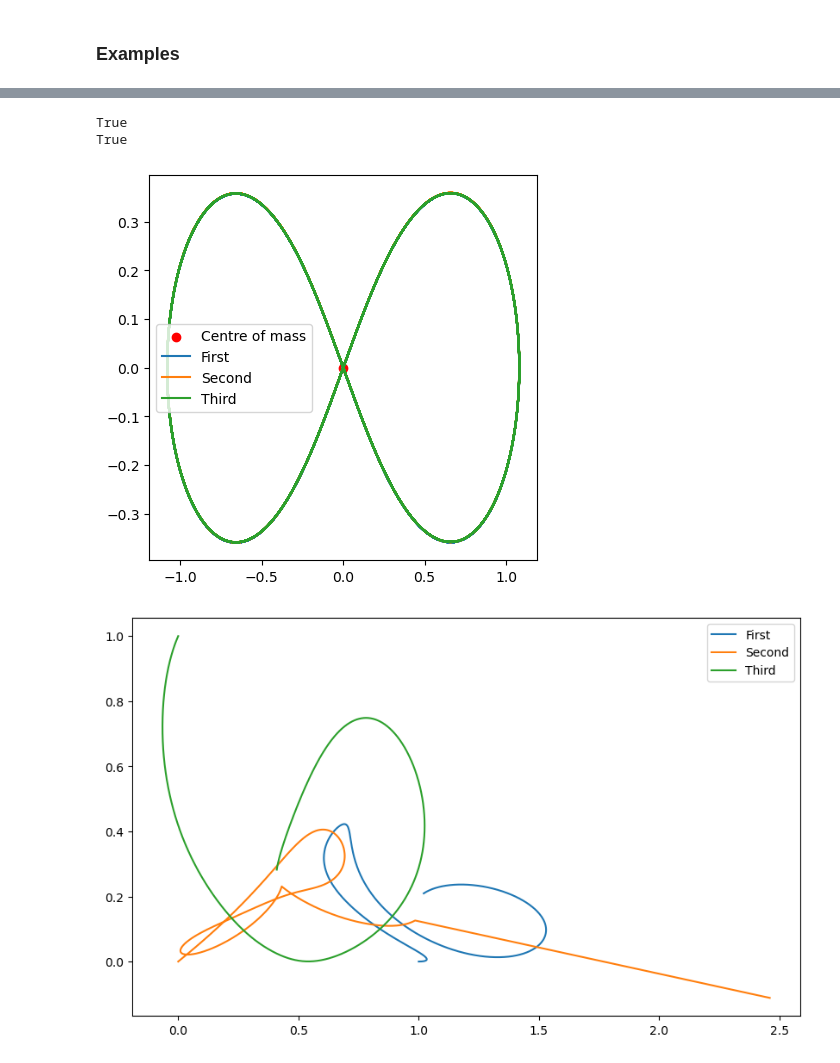
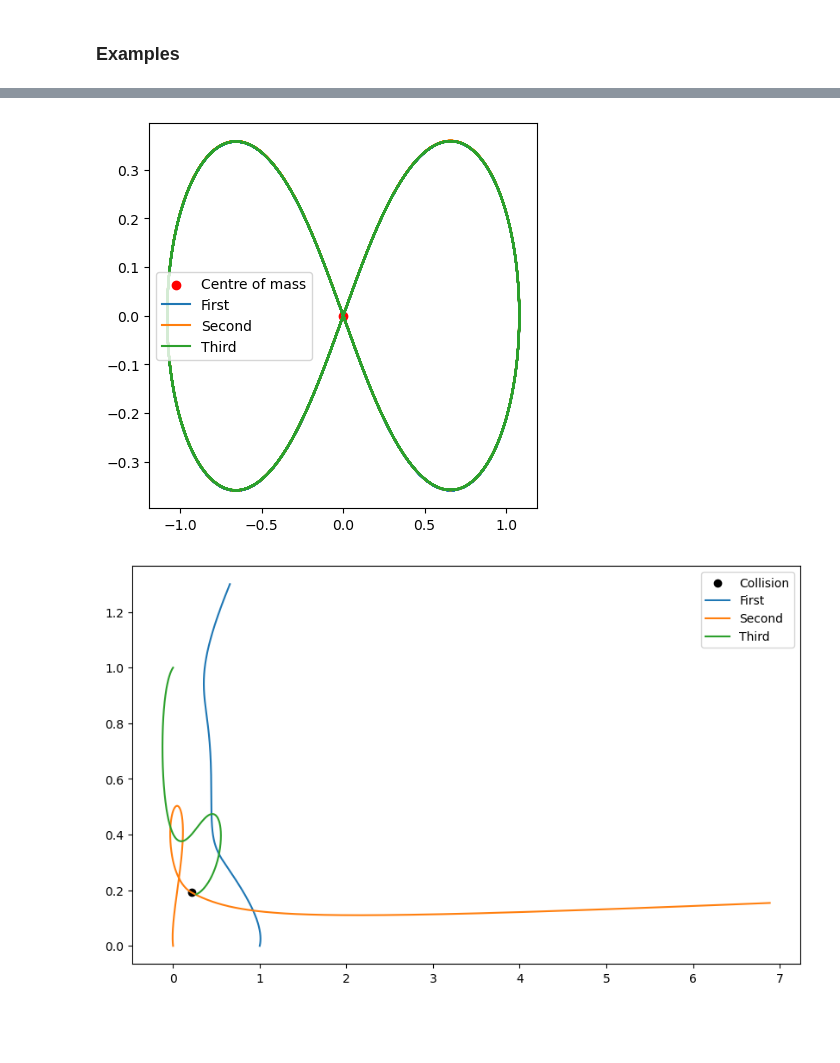
Before and after one commit to Vileh/QMUL-Data-Analytics-Courseworks, a Jupyter notebook: SciComp_1/Coursework1_Trisolaris.ipynb, the cells around one changed output, grey strips where cells are left out. Drawn from its saved outputs; the diff is of its cells as text; code cells hidden in the pictures; blank space fills up the shorter version.

```diff
--- a/SciComp_1/Coursework1_Trisolaris.ipynb
+++ b/SciComp_1/Coursework1_Trisolaris.ipynb
@@ -127,10 +70,30 @@ class ExplicitIntegrator :
 # %%
 # Class: star
 class Star():
+    """
+    A class used to represent a star.
+
+    Attributes
+    ----------
+    name : str
+        The name of the star.
+    giant : bool
+        Whether the star is a hypergiant or not.
+    mass : float
+        The mass of the star.
+    starting_position : numpy.ndarray
+        The starting position of the star.
+    starting_velocity : numpy.ndarray
+        The starting velocity of the star.
+    radius : float
+        The radius of the star.
+    """
 
     def __init__(self, name, giant=False, mass=1, starting_position=np.array([0,0]), starting_velocity=np.array([0,0])):
         assert isinstance(name, str), "Name must be of type string"
         assert isinstance(giant, bool), "Giant must be of type bool"
+        assert starting_position.shape == (2,), "Starting position must be a 2D vector"
+        assert starting_velocity.shape == (2,), "Starting velocity must be a 2D vector"
         assert mass > 0, 'mass must be positive'
 
         self.name = name
@@ -138,9 +101,10 @@ class Star():
         self.mass = mass
         self.starting_position = starting_position
         self.starting_velocity = starting_velocity
+        self._get_radius = get_radius
 
         # radius depends on whether the star is a giant or not
         if self.giant:
-            self.radius = get_radius(self.mass)
+            self.radius = self._get_radius(self.mass)
         else:
             self.radius = 0
@@ -372,38 +448,36 @@ first_star = Star(name='First', mass=1, starting_position=np.array([0.97000436,-
 second_star = Star(name='Second', mass=1, starting_position=np.array([-0.97000436,0.24308753]), starting_velocity=np.array([0.93240737/2,0.86473146/2]))
 third_star = Star(name='Third', mass=1, starting_position=np.array([0,0]), starting_velocity=np.array([-0.93240737,-0.86473146]))
 
-my_stellar_system = Stellar_system(max_time=100, N_time_steps=10000, integration_method='MidPoint', name='Solar system')
+my_stellar_system = Stellar_System(max_time=100, N_time_steps=10000, integration_method='MidPoint', name='Solar system')
 
 my_stellar_system.add_star(first_star)
 my_stellar_system.add_star(second_star)
 my_stellar_system.add_star(third_star)
 
-solution = my_stellar_system.calculate_movement()
+my_stellar_system.calculate_movement()
 
 fig, ax = plt.subplots(1, 1, figsize=(5,5))
 
 
-my_stellar_system.plot_movement(solution, ax, plot_centre_of_mass=True)
+my_stellar_system.plot_movement(ax, plot_centre_of_mass=True)
 # %% [output]
-True
-True
 [figure]
 # %%
 # 3-body problem - hypergiants
-first_star = Star(name='First', mass=1.2, giant=True, starting_position=np.array([1, 0]), starting_velocity=np.array([0.3,0]))
-second_star = Star(name='Second', mass=1, giant=True, starting_position=np.array([0,0]), starting_velocity=np.array([0.5,0.3]))
-third_star = Star(name='Third', mass=0.8, giant=True, starting_position=np.array([0,1]), starting_velocity=np.array([-0.3,-0.5]))
+first_star = Star(name='First', mass=1.2, giant=True, starting_position=np.array([1, 0]), starting_velocity=np.array([0.15,0.2]))
+second_star = Star(name='Second', mass=1, giant=True, starting_position=np.array([0,0]), starting_velocity=np.array([-0.11,0.29]))
+third_star = Star(name='Third', mass=0.8, giant=True, starting_position=np.array([0,1]), starting_velocity=np.array([-0.4,-0.18]))
 
-tbp_stellar_system = Stellar_system(max_time=10, N_time_steps=10000, integration_method="MidPoint", name='Solar system')
+tbp_stellar_system = Stellar_System(max_time=3, N_time_steps=10000, integration_method="MidPoint", name='Solar system')
 
 tbp_stellar_system.add_star(first_star)
 tbp_stellar_system.add_star(second_star)
 tbp_stellar_system.add_star(third_star)
 
-solution = tbp_stellar_system.calculate_movement()
+tbp_stellar_system.calculate_movement()
 
 fig, ax = plt.subplots(1, 1, figsize=(10,6))
 
-tbp_stellar_system.plot_movement(solution, ax, plot_centre_of_mass=False)
+tbp_stellar_system.plot_movement(ax, plot_centre_of_mass=False)
 # %% [output]
-[figure, old version]
+[figure, new version]
```
Also changed, not shown: parts of 6 cells of this notebook.
